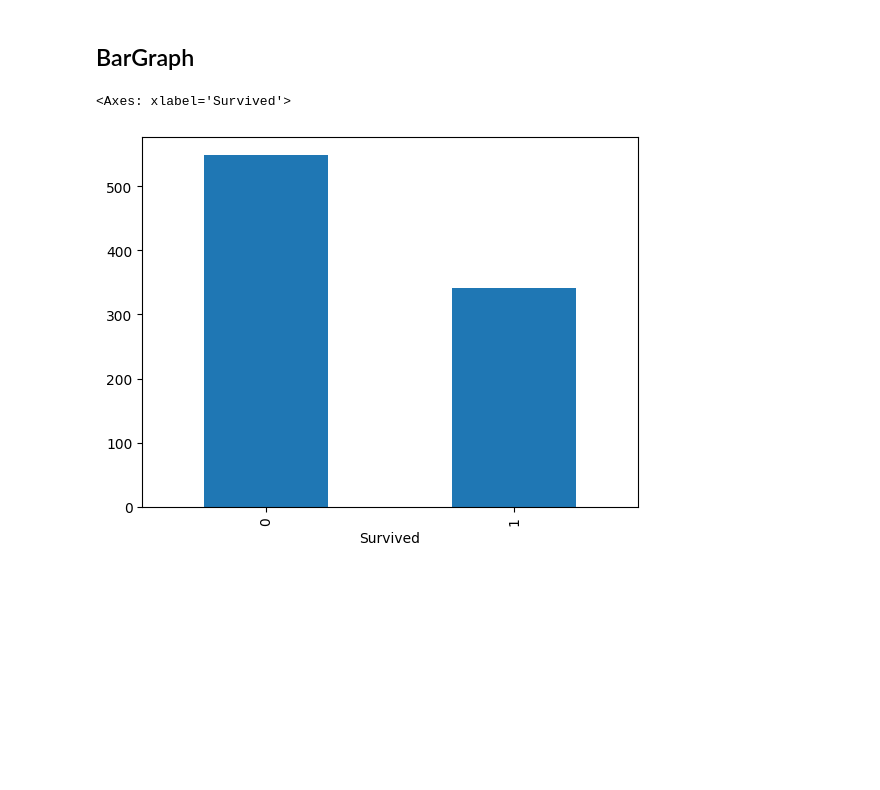
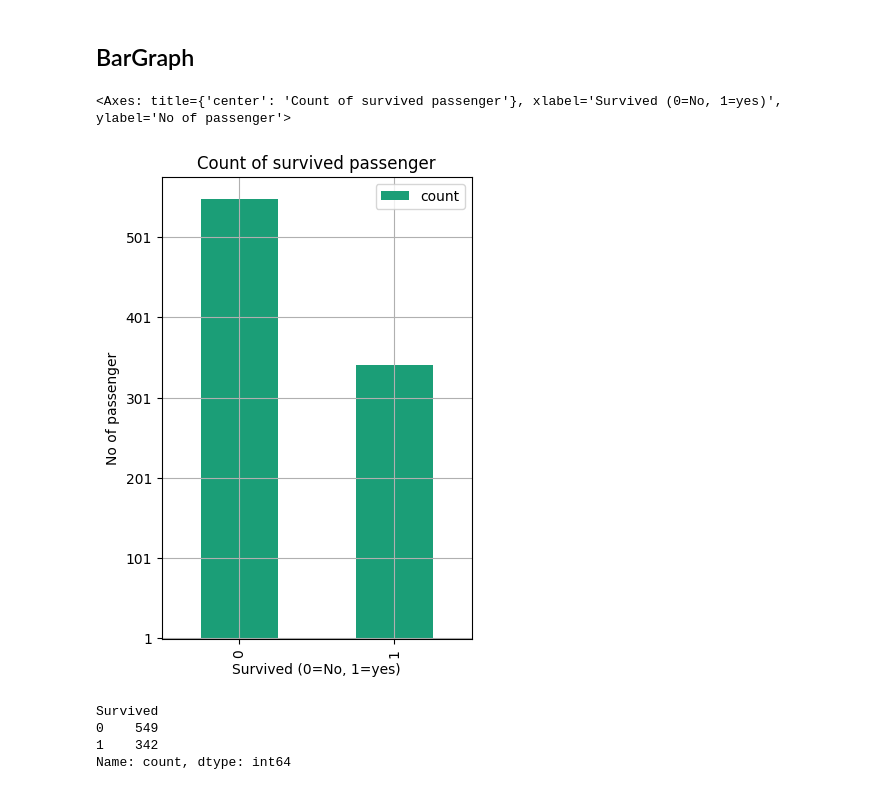
Before and after one commit to prakash587/dsml_practice, a Jupyter notebook: dsml_practice/ML/Ml_library/pandas/graphical represn.ipynb, the cells around one changed output. Drawn from its saved outputs; the diff is of its cells as text; code cells hidden in the pictures; blank space fills up the shorter version.

Commit message:
learn data visualization

```diff
--- a/dsml_practice/ML/Ml_library/pandas/graphical represn.ipynb
+++ b/dsml_practice/ML/Ml_library/pandas/graphical represn.ipynb
@@ -5,7 +5,23 @@ titanic_df = pd.read_csv("titanic-data.csv")
 # %% [markdown]
 ## BarGraph ##
 # %%
-titanic_df['Survived'].value_counts().plot(kind= 'bar')
+titanic_df['Survived'].value_counts().plot(kind= 'bar'
+                                           ,title='Count of survived passenger',
+                                          figsize= (4,6),
+                                          legend=True,
+                                          yticks= list(range(1,600,100)),
+                                          xlabel= "Survived (0=No, 1=yes)",
+                                           ylabel= "No of passenger",
+                                           grid= True,
+                                           colormap= "Dark2"
+                                          )
 # %% [output]
-<Axes: xlabel='Survived'>
+<Axes: title={'center': 'Count of survived passenger'}, xlabel='Survived (0=No, 1=yes)', ylabel='No of passenger'>
-[figure, old version]
+[figure, new version]
+# %%
+titanic_df['Survived'].value_counts()
+# %% [output]
+Survived
+0    549
+1    342
+Name: count, dtype: int64
```
Also changed, not shown: parts of 7 cells of this notebook.
